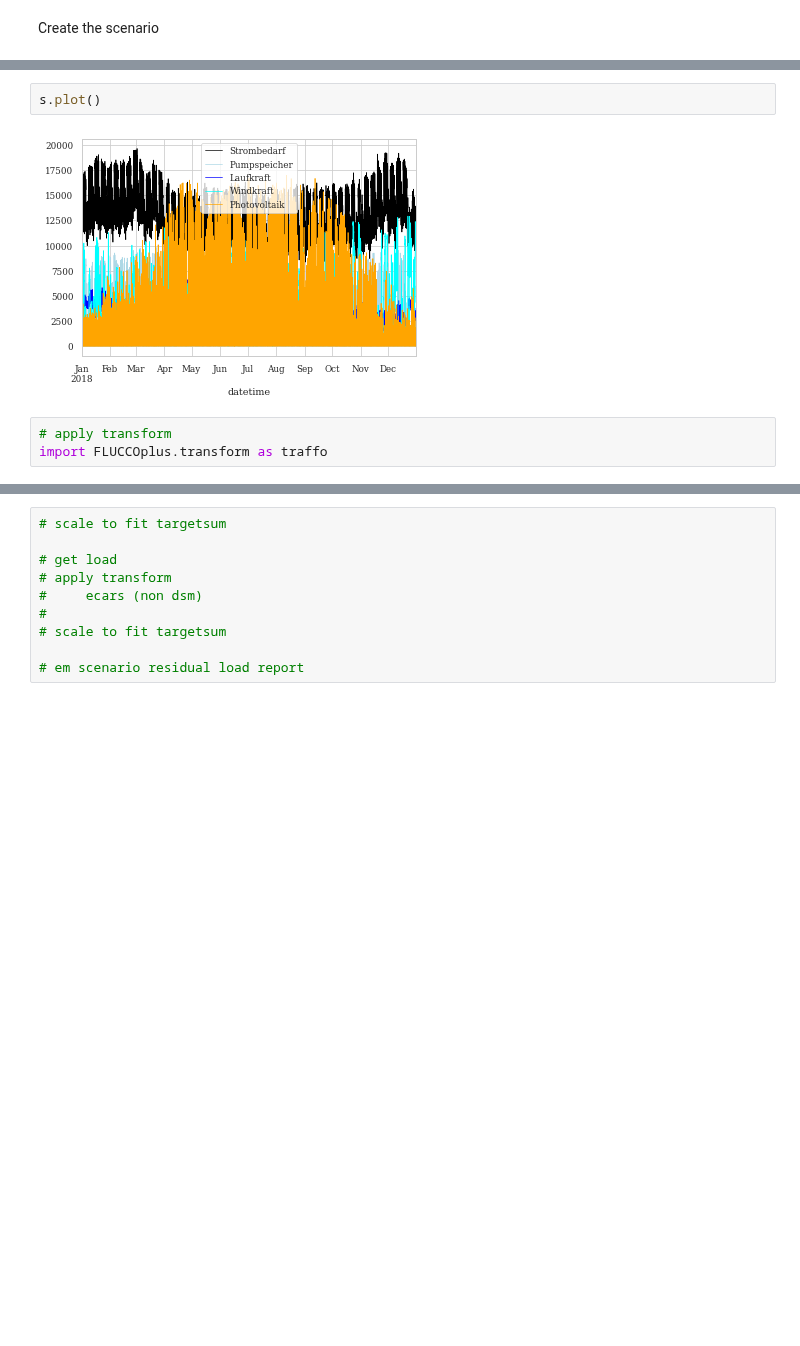
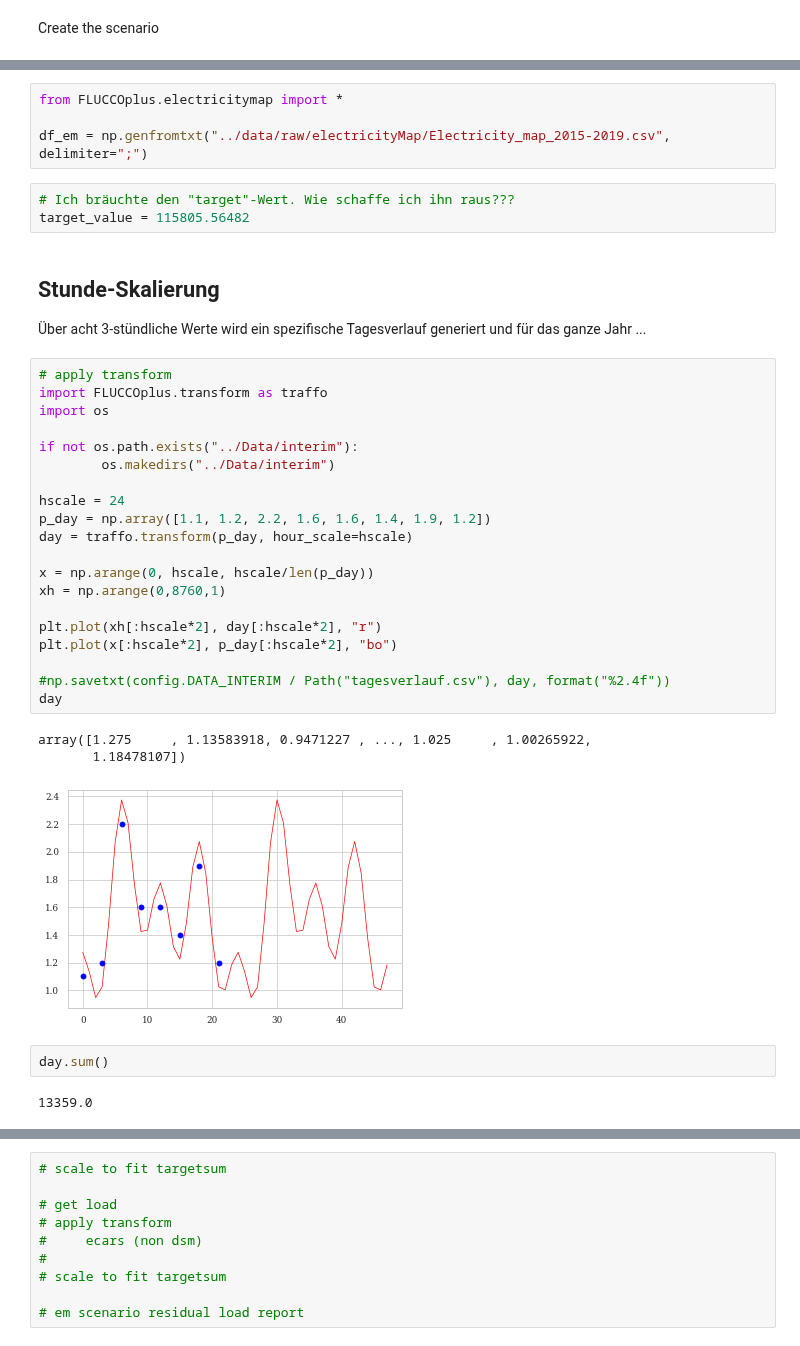
Before and after one commit to simonschaluppe/FLUCCOplus, a Jupyter notebook: notebooks/4.3.1_Szenarien_stuendlich.ipynb, the cells around one changed output, grey strips where cells are left out. Saved outputs shown, nothing was run; the diff lists cells and outputs as text; blank space fills up the shorter version.

```diff
--- a/notebooks/4.3.1_Szenarien_stuendlich.ipynb
+++ b/notebooks/4.3.1_Szenarien_stuendlich.ipynb
@@ -95,7 +80,39 @@ RES2             -15041.601203           NaN        NaN
-# %%
-s.plot()
-# %% [output]
-[figure, removed]
-# %%
-# apply transform
-import FLUCCOplus.transform as traffo
+# %%
+from FLUCCOplus.electricitymap import *
+
+df_em = np.genfromtxt("../data/raw/electricityMap/Electricity_map_2015-2019.csv", delimiter=";")
+# %%
+# Ich bräuchte den "target"-Wert. Wie schaffe ich ihn raus???
+target_value = 115805.56482
+# %% [markdown]
+## Stunde-Skalierung
+
+Über acht 3-stündliche Werte wird ein spezifische Tagesverlauf generiert und für das ganze Jahr ...
+# %%
+# apply transform
+import FLUCCOplus.transform as traffo
+import os
+
+if not os.path.exists("../Data/interim"):
+        os.makedirs("../Data/interim")
+
+hscale = 24
+p_day = np.array([1.1, 1.2, 2.2, 1.6, 1.6, 1.4, 1.9, 1.2])
+day = traffo.transform(p_day, hour_scale=hscale)
+
+x = np.arange(0, hscale, hscale/len(p_day))
+xh = np.arange(0,8760,1)
+
+plt.plot(xh[:hscale*2], day[:hscale*2], "r")
+plt.plot(x[:hscale*2], p_day[:hscale*2], "bo")
+
+#np.savetxt(config.DATA_INTERIM / Path("tagesverlauf.csv"), day, format("%2.4f"))
+day
+# %% [output]
+array([1.275     , 1.13583918, 0.9471227 , ..., 1.025     , 1.00265922,
+       1.18478107])
+[figure, added]
+# %%
+day.sum()
+# %% [output]
+13359.0
```
Also changed, not shown: parts of 28 cells of this notebook, 4 other files.
